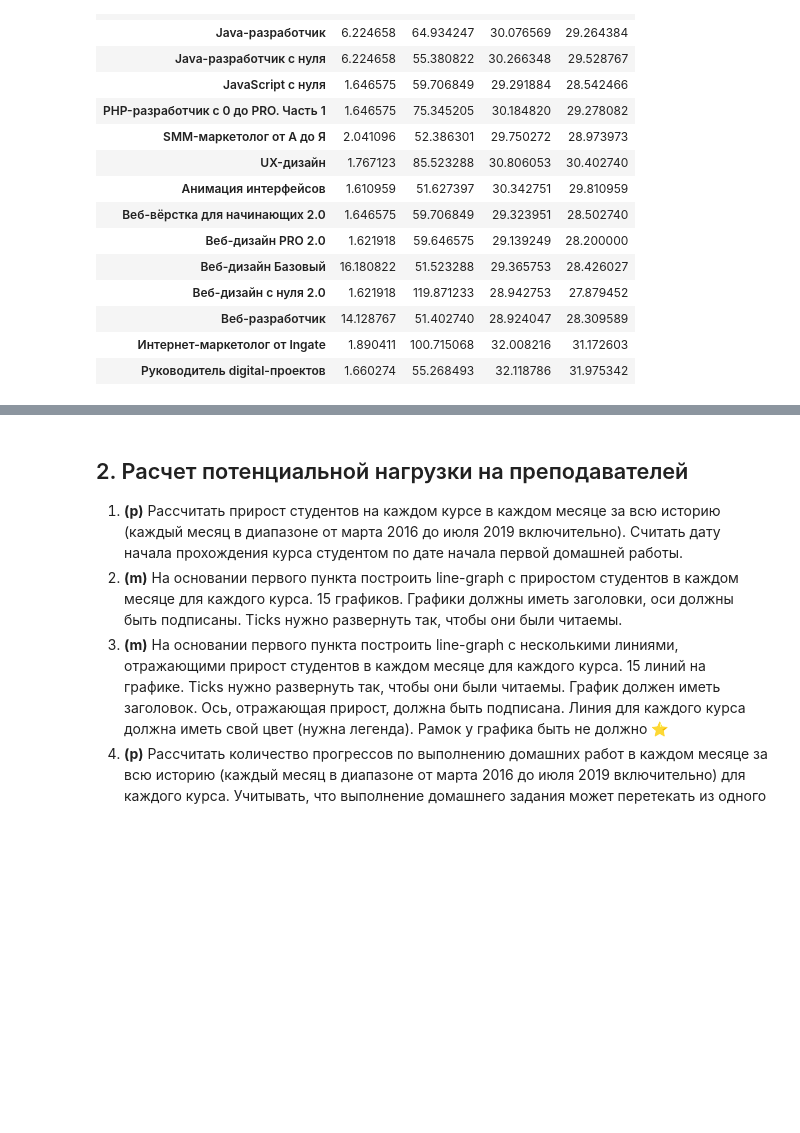
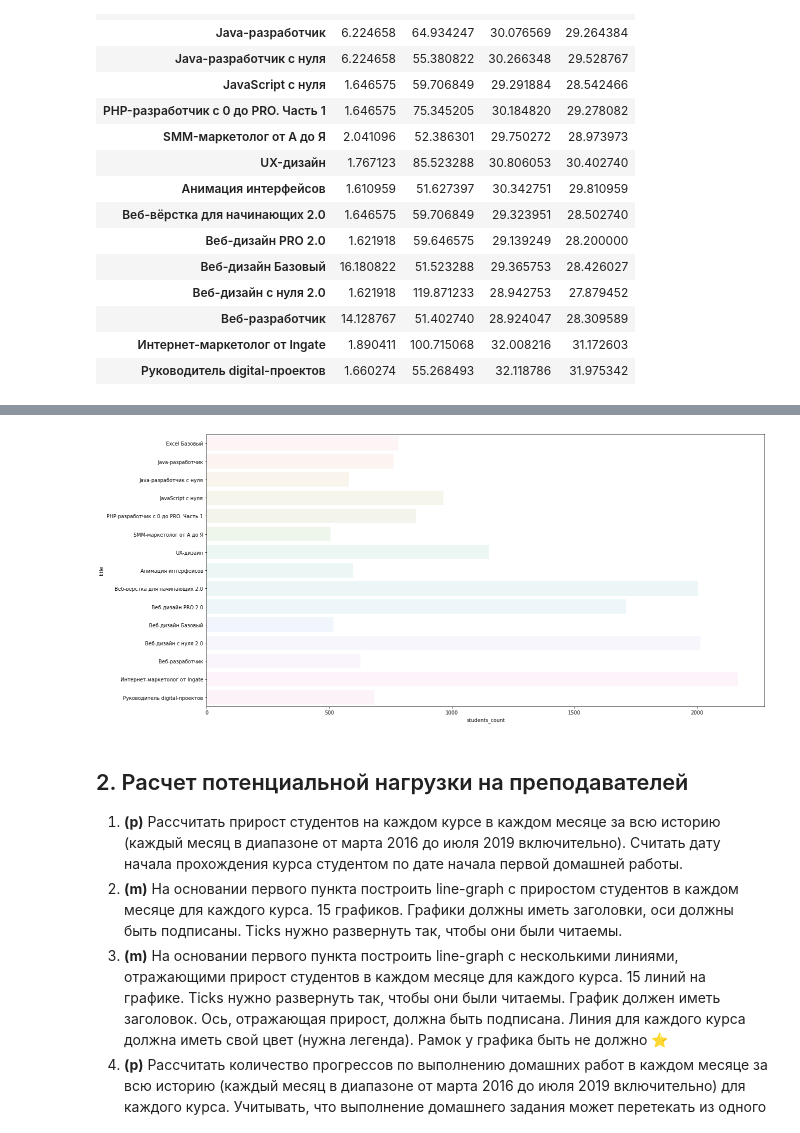
Before and after one commit to vegorovmsk/skillbox_ds_analytics_project_1, a Jupyter notebook: Coursework_analytics_1.ipynb, the cells around one changed output, grey strips where cells are left out. Cells and saved outputs as stored; diff of their text form; code cells hidden in the pictures; blank space fills up the shorter version.

```diff
--- a/Coursework_analytics_1.ipynb
+++ b/Coursework_analytics_1.ipynb
@@ -508,3 +525,12 @@ ages_by_courses
+# %%
+fig, axis = plt.subplots(figsize=(20, 10))
+sns.barplot(student_count_by_course.students_count, student_count_by_course.title, alpha=0.1, ax=axis)
+ax.set_title('Количество студентов на курсах', fontsize=12)
+ax.set_xlabel(None)
+
+plt.show()
+# %% [output]
+[figure, added]
 # %% [markdown]
 ## 2. Расчет потенциальной нагрузки на преподавателей
 
```
Also changed, not shown: parts of 4 cells of this notebook.
